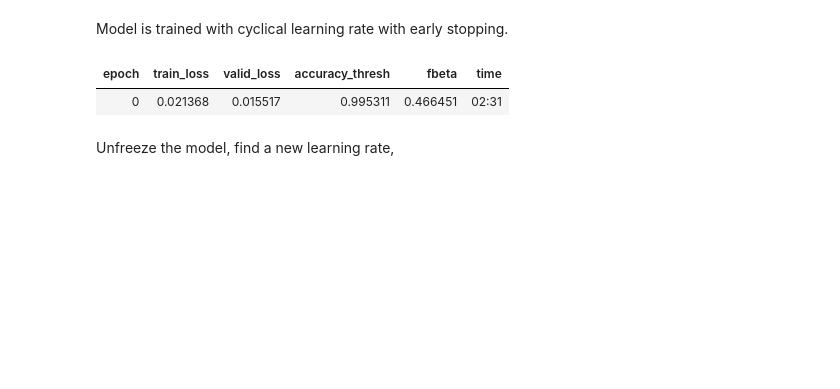
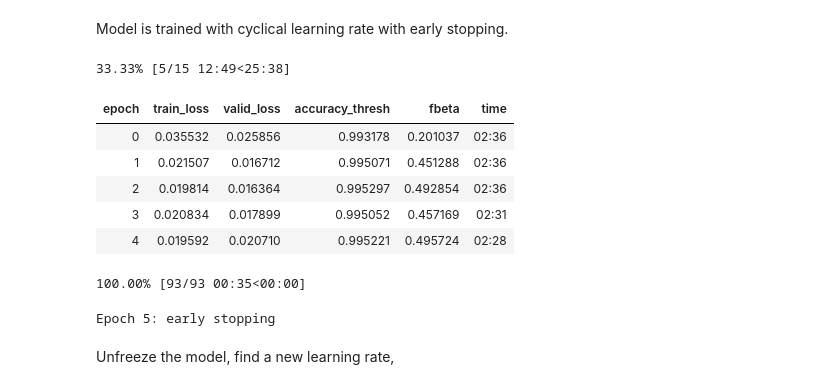
Before and after one commit to ArkAung/cardenity, a Jupyter notebook: Model Training.ipynb, the cells around one changed output. Cells and saved outputs as stored; diff of their text form; code cells hidden in the pictures; blank space fills up the shorter version.

```diff
--- a/Model Training.ipynb
+++ b/Model Training.ipynb
@@ -37,10 +37,17 @@ LR Finder is complete, type {learner_name}.recorder.plot() to see the graph.
 # %% [markdown]
 Model is trained with cyclical learning rate with early stopping.
 # %%
-learn.train_model(lr=5E-02, high_lr=None, epochs=1, freeze=True)
+learn.train_model(lr=5E-02, high_lr=None, epochs=15, freeze=True)
 # %% [output]
+33.33% [5/15 12:49<25:38]
 | epoch | train_loss | valid_loss | accuracy_thresh | fbeta | time |
-| 0 | 0.021368 | 0.015517 | 0.995311 | 0.466451 | 02:31 |
+| 0 | 0.035532 | 0.025856 | 0.993178 | 0.201037 | 02:36 |
+| 1 | 0.021507 | 0.016712 | 0.995071 | 0.451288 | 02:36 |
+| 2 | 0.019814 | 0.016364 | 0.995297 | 0.492854 | 02:36 |
+| 3 | 0.020834 | 0.017899 | 0.995052 | 0.457169 | 02:31 |
+| 4 | 0.019592 | 0.020710 | 0.995221 | 0.495724 | 02:28 |
+100.00% [93/93 00:35<00:00]
+Epoch 5: early stopping
 # %%
 learn.learn.save('cars_model_stage1')
 # %% [markdown]
```
Also changed, not shown: parts of 7 cells of this notebook, 3 other files.
